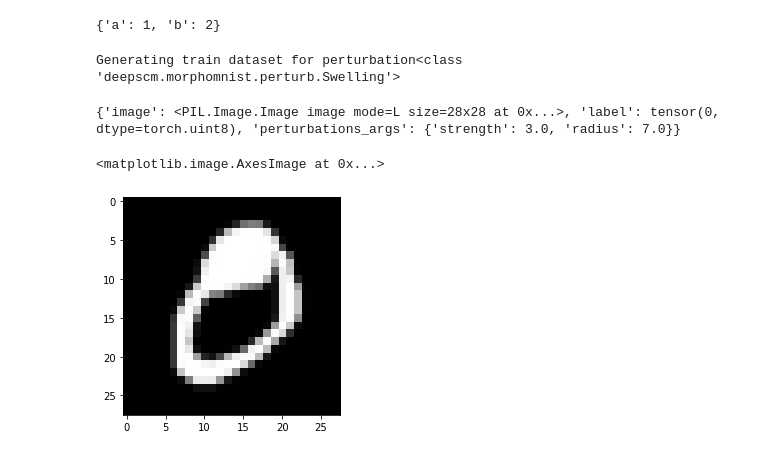
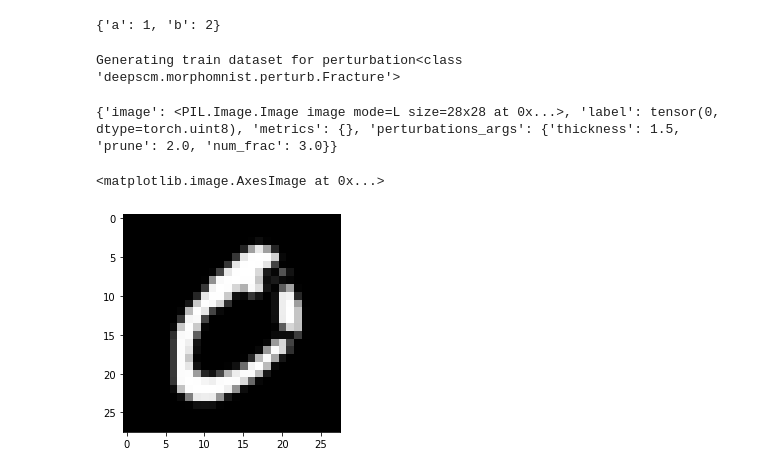
Before and after one commit to matteobilardi/ccbir, a Jupyter notebook: ccbir/scratchpad.ipynb, the cells around one changed output. Cells and saved outputs as stored; diff of their text form; code cells hidden in the pictures.

```diff
--- a/ccbir/scratchpad.ipynb
+++ b/ccbir/scratchpad.ipynb
@@ -78,15 +84,15 @@ df.iloc[0].to_dict()
 # %%
 from ccbir.data.morphomnist.dataset import PerturbedMorphoMNIST, SwollenMorphoMNIST, FracturedMorphoMNIST
 from deepscm.datasets.morphomnist import MorphoMNISTLike
 
 test_data = MorphoMNISTLike(str(config.original_mnist_data_path), train=False)
-test_data_perturbed = SwollenMorphoMNIST(train=True)
+test_data_perturbed = FracturedMorphoMNIST(train=True)
 #train_data_perturbed = PerturbedMorphoMNIST(Swelling, perturbation_sampler=SwellingSampler(), train=True)
 
 print(test_data_perturbed[1])
 plt.imshow(test_data_perturbed[1]['image'], cmap='gray')
 # %% [output]
-Generating train dataset for perturbation<class 'deepscm.morphomnist.perturb.Swelling'>
+Generating train dataset for perturbation<class 'deepscm.morphomnist.perturb.Fracture'>
-{'image': <PIL.Image.Image image mode=L size=28x28 at 0x...>, 'label': tensor(0, dtype=torch.uint8), 'perturbations_args': {'strength': 3.0, 'radius': 7.0}}
+{'image': <PIL.Image.Image image mode=L size=28x28 at 0x...>, 'label': tensor(0, dtype=torch.uint8), 'metrics': {}, 'perturbations_args': {'thickness': 1.5, 'prune': 2.0, 'num_frac': 3.0}}
 <matplotlib.image.AxesImage at 0x...>
-[figure, old version]
+[figure, new version]
```
Also changed, not shown: parts of 4 cells of this notebook.
